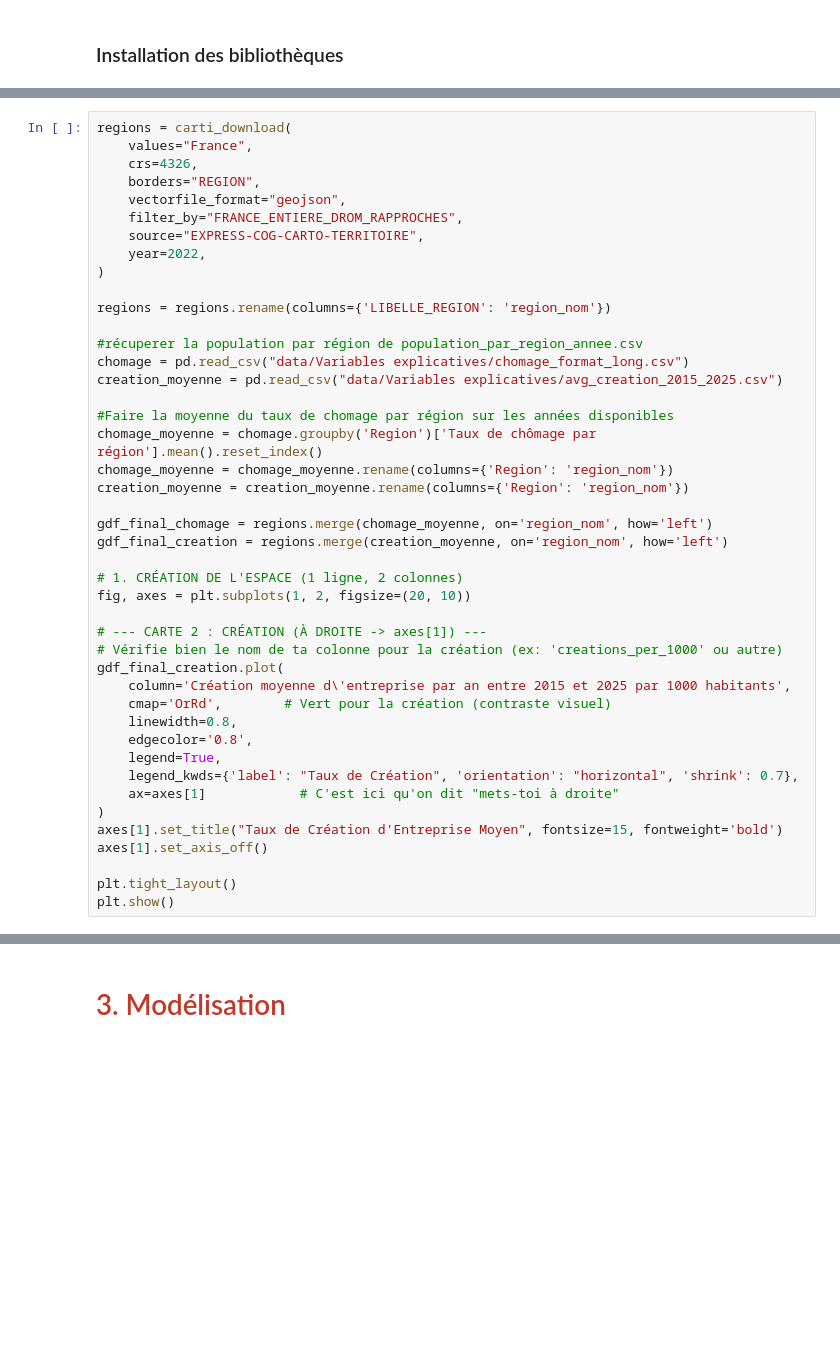
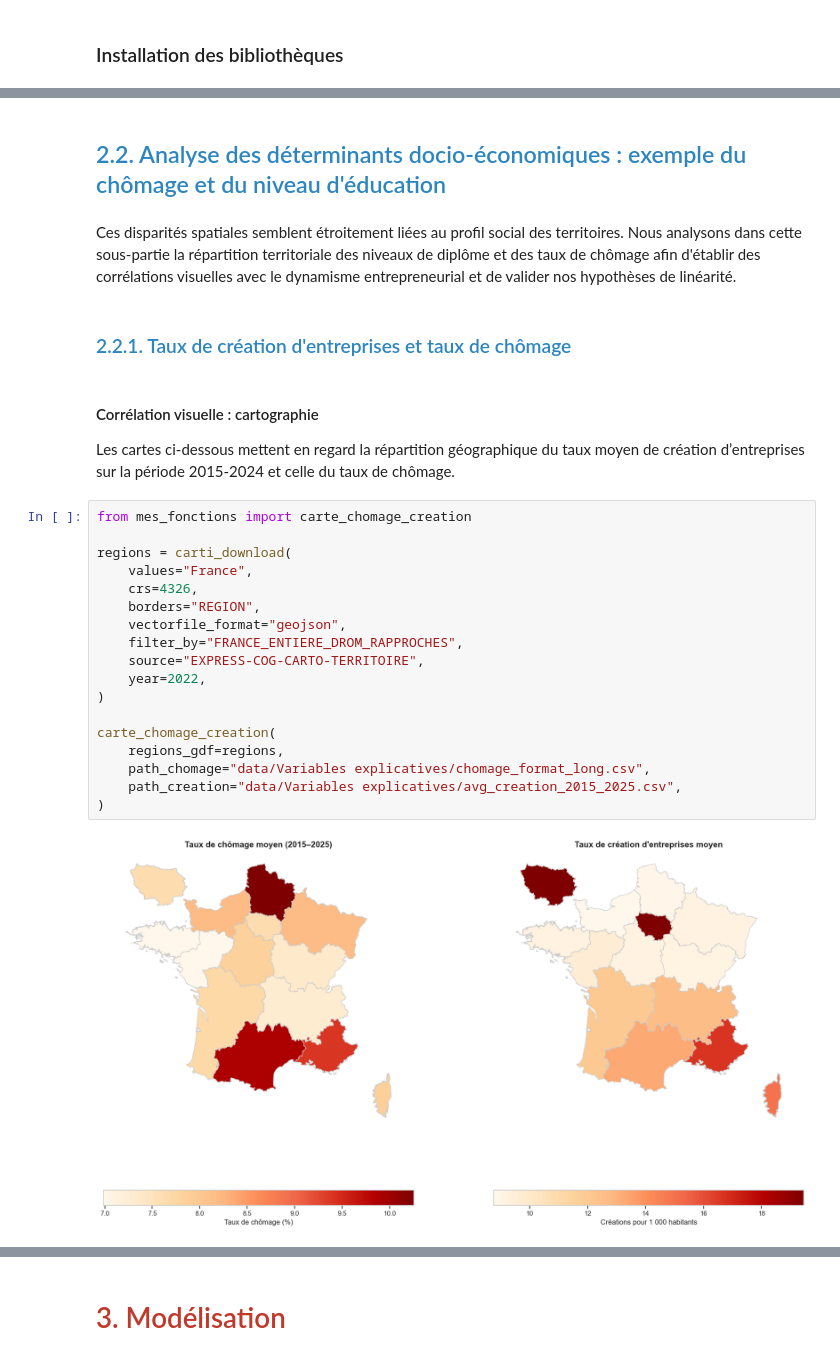
Before and after one commit to tristanczz/python_DS_2A, a Jupyter notebook: rendu_final.ipynb, the cells around one changed output, grey strips where cells are left out. Drawn from its saved outputs; the diff is of its cells as text; blank space fills up the shorter version.

```diff
--- a/rendu_final.ipynb
+++ b/rendu_final.ipynb
@@ -51,45 +423,32 @@ Avant de quantifier les relations par l'économétrie, l'analyse cartographique
+# %% [markdown]
+
+<h2 style="color: #2E86C1;">2.2. Analyse des déterminants docio-économiques : exemple du chômage et du niveau d'éducation</h2>
+# %% [markdown]
+Ces disparités spatiales semblent étroitement liées au profil social des territoires. Nous analysons dans cette sous-partie la répartition territoriale des niveaux de diplôme et des taux de chômage afin d'établir des corrélations visuelles avec le dynamisme entrepreneurial et de valider nos hypothèses de linéarité.
+# %% [markdown]
+<h3 style="color: #2E86C1;">2.2.1. Taux de création d'entreprises et taux de chômage </h3>
+# %% [markdown]
+#### Corrélation visuelle : cartographie
+
+Les cartes ci-dessous mettent en regard la répartition géographique du taux moyen de création d’entreprises sur la période 2015-2024 et celle du taux de chômage.
 # %%
+from mes_fonctions import carte_chomage_creation
+
 regions = carti_download(
     values="France",
     crs=4326,
     borders="REGION",
     vectorfile_format="geojson",
     filter_by="FRANCE_ENTIERE_DROM_RAPPROCHES",
     source="EXPRESS-COG-CARTO-TERRITOIRE",
     year=2022,
 )
 
-regions = regions.rename(columns={'LIBELLE_REGION': 'region_nom'})
-
-#récuperer la population par région de population_par_region_annee.csv
-chomage = pd.read_csv("data/Variables explicatives/chomage_format_long.csv")
-creation_moyenne = pd.read_csv("data/Variables explicatives/avg_creation_2015_2025.csv")
-
-#Faire la moyenne du taux de chomage par région sur les années disponibles
-chomage_moyenne = chomage.groupby('Region')['Taux de chômage par région'].mean().reset_index()
-chomage_moyenne = chomage_moyenne.rename(columns={'Region': 'region_nom'})
-creation_moyenne = creation_moyenne.rename(columns={'Region': 'region_nom'})
-
-gdf_final_chomage = regions.merge(chomage_moyenne, on='region_nom', how='left')
-gdf_final_creation = regions.merge(creation_moyenne, on='region_nom', how='left')
-
-# 1. CRÉATION DE L'ESPACE (1 ligne, 2 colonnes)
-fig, axes = plt.subplots(1, 2, figsize=(20, 10))
-
-# --- CARTE 2 : CRÉATION (À DROITE -> axes[1]) ---
-# Vérifie bien le nom de ta colonne pour la création (ex: 'creations_per_1000' ou autre)
-gdf_final_creation.plot(
-    column='Création moyenne d\'entreprise par an entre 2015 et 2025 par 1000 habitants',
-    cmap='OrRd',        # Vert pour la création (contraste visuel)
-    linewidth=0.8,
-    edgecolor='0.8',
-    legend=True,
-    legend_kwds={'label': "Taux de Création", 'orientation': "horizontal", 'shrink': 0.7},
-    ax=axes[1]            # C'est ici qu'on dit "mets-toi à droite"
+carte_chomage_creation(
+    regions_gdf=regions,
+    path_chomage="data/Variables explicatives/chomage_format_long.csv",
+    path_creation="data/Variables explicatives/avg_creation_2015_2025.csv",
 )
-axes[1].set_title("Taux de Création d'Entreprise Moyen", fontsize=15, fontweight='bold')
-axes[1].set_axis_off()
-
-plt.tight_layout()
-plt.show()
+# %% [output]
+[figure, added]
 # %% [markdown]
```
Also changed, not shown: parts of 89 cells of this notebook, 9 other files.
